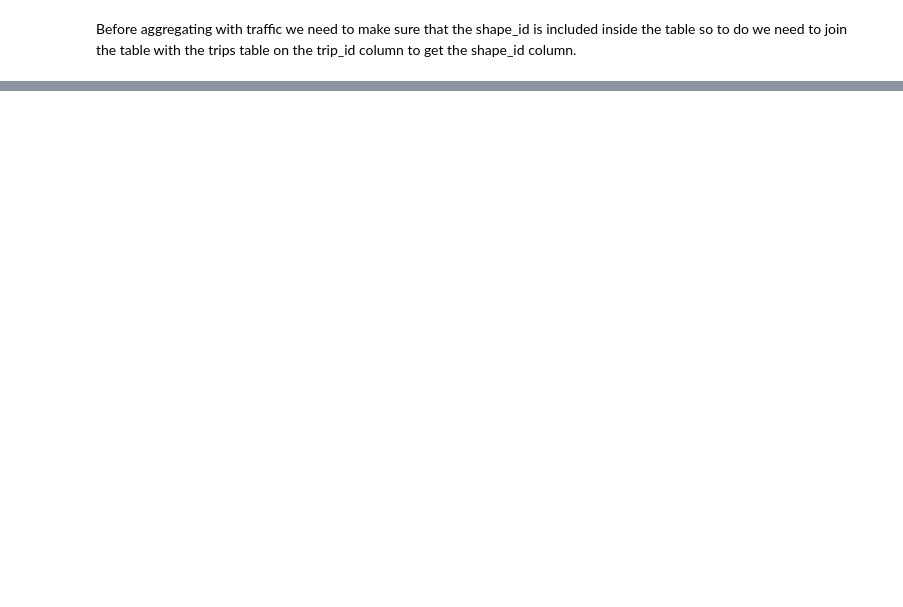
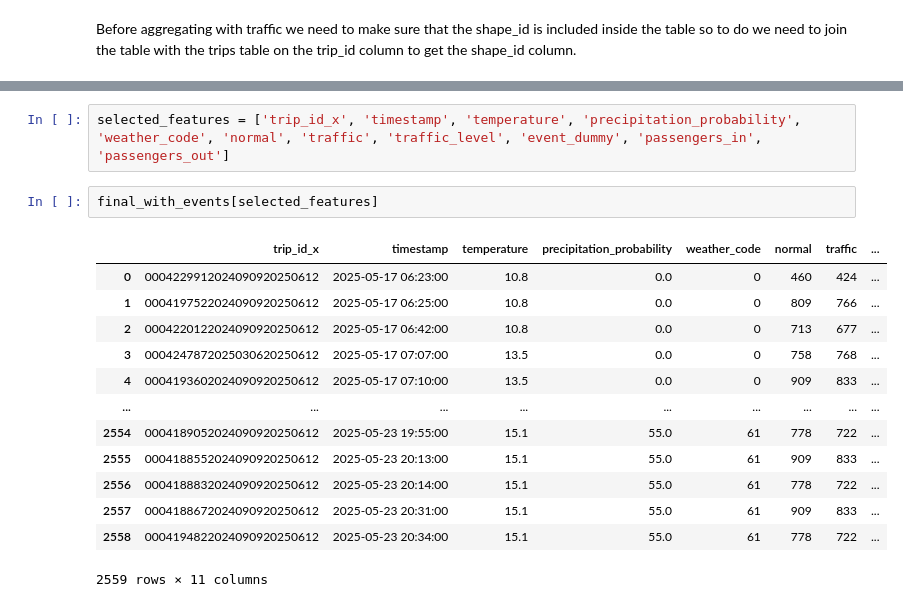
Before and after one commit to anthony-tricarico/BDTProject, a Jupyter notebook: notebooks/MLmodels.ipynb, the cells around one changed output, grey strips where cells are left out. Saved outputs shown, nothing was run; the diff lists cells and outputs as text; blank space fills up the shorter version.

```diff
--- a/notebooks/MLmodels.ipynb
+++ b/notebooks/MLmodels.ipynb
@@ -153,0 +279,18 @@ merged
+# %%
+selected_features = ['trip_id_x', 'timestamp', 'temperature', 'precipitation_probability', 'weather_code', 'normal', 'traffic', 'traffic_level', 'event_dummy', 'passengers_in', 'passengers_out']
+# %%
+final_with_events[selected_features]
+# %% [output]
+|  | trip_id_x | timestamp | temperature | precipitation_probability | weather_code | normal | traffic | ... |
+| 0 | 0004229912024090920250612 | 2025-05-17 06:23:00 | 10.8 | 0.0 | 0 | 460 | 424 | ... |
+| 1 | 0004197522024090920250612 | 2025-05-17 06:25:00 | 10.8 | 0.0 | 0 | 809 | 766 | ... |
+| 2 | 0004220122024090920250612 | 2025-05-17 06:42:00 | 10.8 | 0.0 | 0 | 713 | 677 | ... |
+| 3 | 0004247872025030620250612 | 2025-05-17 07:07:00 | 13.5 | 0.0 | 0 | 758 | 768 | ... |
+| 4 | 0004193602024090920250612 | 2025-05-17 07:10:00 | 13.5 | 0.0 | 0 | 909 | 833 | ... |
+| ... | ... | ... | ... | ... | ... | ... | ... | ... |
+| 2554 | 0004189052024090920250612 | 2025-05-23 19:55:00 | 15.1 | 55.0 | 61 | 778 | 722 | ... |
+| 2555 | 0004188552024090920250612 | 2025-05-23 20:13:00 | 15.1 | 55.0 | 61 | 909 | 833 | ... |
+| 2556 | 0004188832024090920250612 | 2025-05-23 20:14:00 | 15.1 | 55.0 | 61 | 778 | 722 | ... |
+| 2557 | 0004188672024090920250612 | 2025-05-23 20:31:00 | 15.1 | 55.0 | 61 | 909 | 833 | ... |
+| 2558 | 0004194822024090920250612 | 2025-05-23 20:34:00 | 15.1 | 55.0 | 61 | 778 | 722 | ... |
+2559 rows × 11 columns
```
Also changed, not shown: parts of 28 cells of this notebook, 5 other files.
